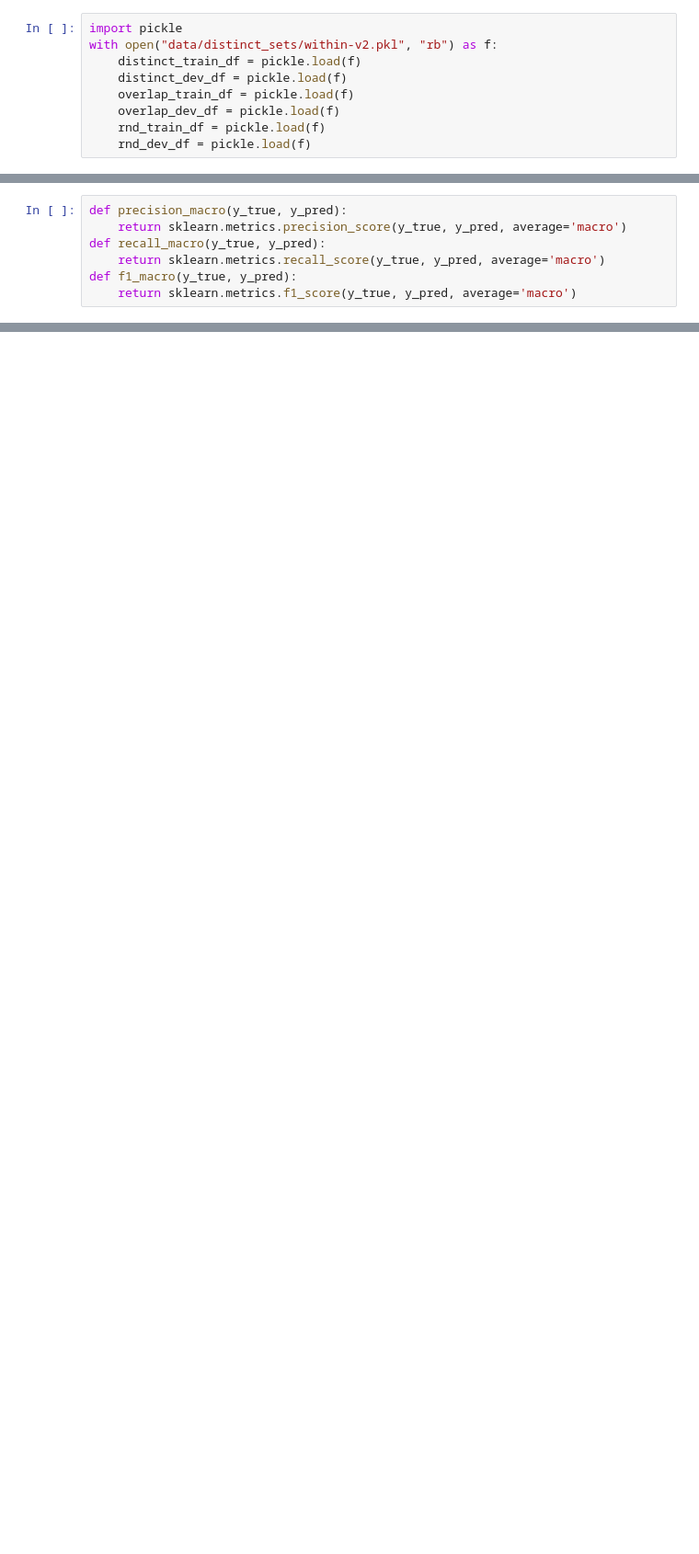
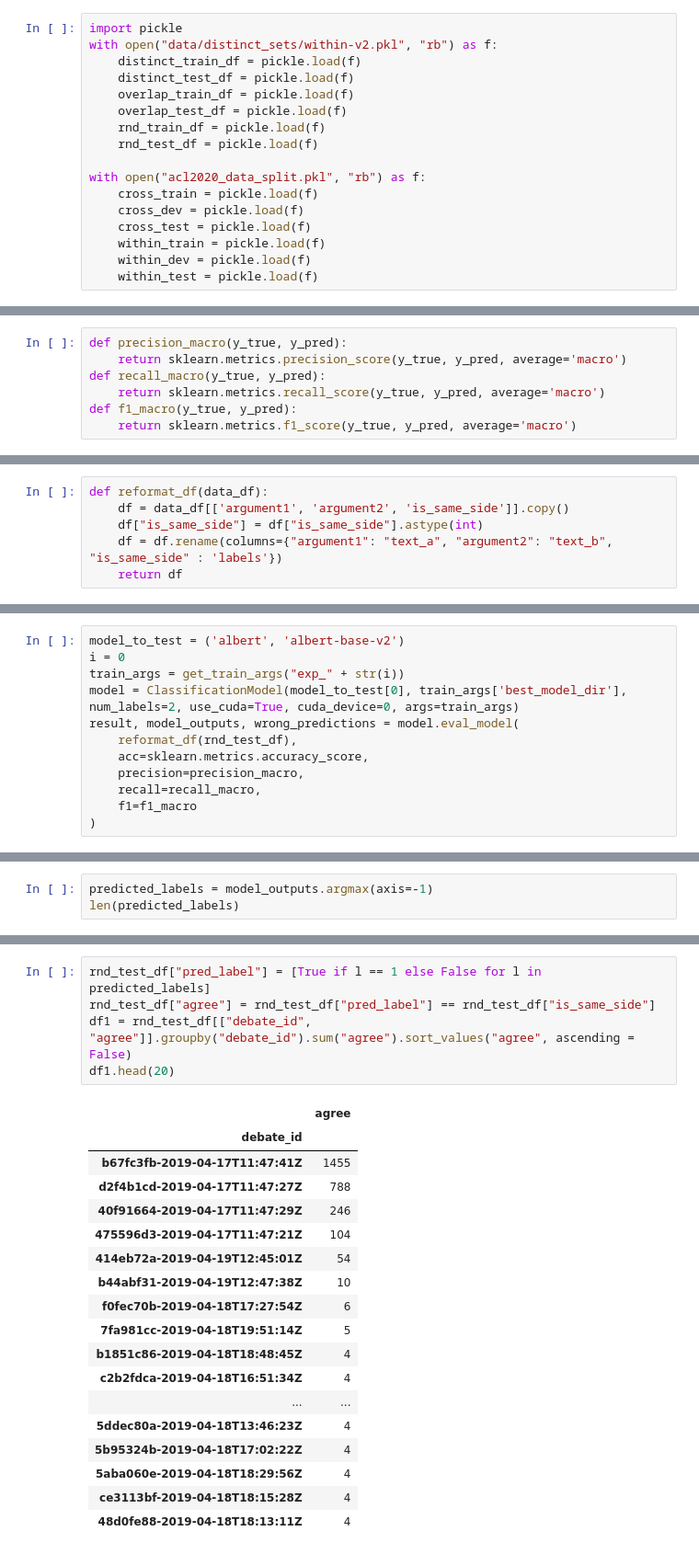
Before and after one commit to grenwi/argmining19-same-side-classification, a Jupyter notebook: same-side-classification-BERT-ST.ipynb, the cells around one changed output, grey strips where cells are left out. Shown at 92% size. Cells and saved outputs as stored; diff of their text form; blank space fills up the shorter version.

```diff
--- a/same-side-classification-BERT-ST.ipynb
+++ b/same-side-classification-BERT-ST.ipynb
@@ -69,8 +70,16 @@ train_args = {
 import pickle
 with open("data/distinct_sets/within-v2.pkl", "rb") as f:
     distinct_train_df = pickle.load(f)
-    distinct_dev_df = pickle.load(f)
+    distinct_test_df = pickle.load(f)
     overlap_train_df = pickle.load(f)
-    overlap_dev_df = pickle.load(f)
+    overlap_test_df = pickle.load(f)
     rnd_train_df = pickle.load(f)
-    rnd_dev_df = pickle.load(f)
+    rnd_test_df = pickle.load(f)
+
+with open("acl2020_data_split.pkl", "rb") as f:
+    cross_train = pickle.load(f)
+    cross_dev = pickle.load(f)
+    cross_test = pickle.load(f)
+    within_train = pickle.load(f)
+    within_dev = pickle.load(f)
+    within_test = pickle.load(f)
@@ -163,0 +137,6 @@ INFO:simpletransformers.classification.classification_model:{'mcc': 0.8471998768
+# %%
+def reformat_df(data_df):
+    df = data_df[['argument1', 'argument2', 'is_same_side']].copy()
+    df["is_same_side"] = df["is_same_side"].astype(int)
+    df = df.rename(columns={"argument1": "text_a", "argument2": "text_b", "is_same_side" : 'labels'})
+    return df
@@ -163,0 +381,12 @@ INFO:simpletransformers.classification.classification_model:{'mcc': 0.8471998768
+# %%
+model_to_test = ('albert', 'albert-base-v2')
+i = 0
+train_args = get_train_args("exp_" + str(i))
+model = ClassificationModel(model_to_test[0], train_args['best_model_dir'], num_labels=2, use_cuda=True, cuda_device=0, args=train_args)
+result, model_outputs, wrong_predictions = model.eval_model(
+    reformat_df(rnd_test_df),
+    acc=sklearn.metrics.accuracy_score,
+    precision=precision_macro,
+    recall=recall_macro,
+    f1=f1_macro
+)
@@ -163,0 +396,3 @@ INFO:simpletransformers.classification.classification_model:{'mcc': 0.8471998768
+# %%
+predicted_labels = model_outputs.argmax(axis=-1)
+len(predicted_labels)
@@ -163,0 +401,24 @@ INFO:simpletransformers.classification.classification_model:{'mcc': 0.8471998768
+# %%
+rnd_test_df["pred_label"] = [True if l == 1 else False for l in predicted_labels]
+rnd_test_df["agree"] = rnd_test_df["pred_label"] == rnd_test_df["is_same_side"]
+df1 = rnd_test_df[["debate_id", "agree"]].groupby("debate_id").sum("agree").sort_values("agree", ascending = False)
+df1.head(20)
+# %% [output]
+|  | agree |
+| debate_id |  |
+| b67fc3fb-2019-04-17T11:47:41Z | 1455 |
+| d2f4b1cd-2019-04-17T11:47:27Z | 788 |
+| 40f91664-2019-04-17T11:47:29Z | 246 |
+| 475596d3-2019-04-17T11:47:21Z | 104 |
+| 414eb72a-2019-04-19T12:45:01Z | 54 |
+| b44abf31-2019-04-19T12:47:38Z | 10 |
+| f0fec70b-2019-04-18T17:27:54Z | 6 |
+| 7fa981cc-2019-04-18T19:51:14Z | 5 |
+| b1851c86-2019-04-18T18:48:45Z | 4 |
+| c2b2fdca-2019-04-18T16:51:34Z | 4 |
+| ... | ... |
+| 5ddec80a-2019-04-18T13:46:23Z | 4 |
+| 5b95324b-2019-04-18T17:02:22Z | 4 |
+| 5aba060e-2019-04-18T18:29:56Z | 4 |
+| ce3113bf-2019-04-18T18:15:28Z | 4 |
+| 48d0fe88-2019-04-18T18:13:11Z | 4 |
```
Also changed, not shown: parts of 48 cells of this notebook, 8 other files.
